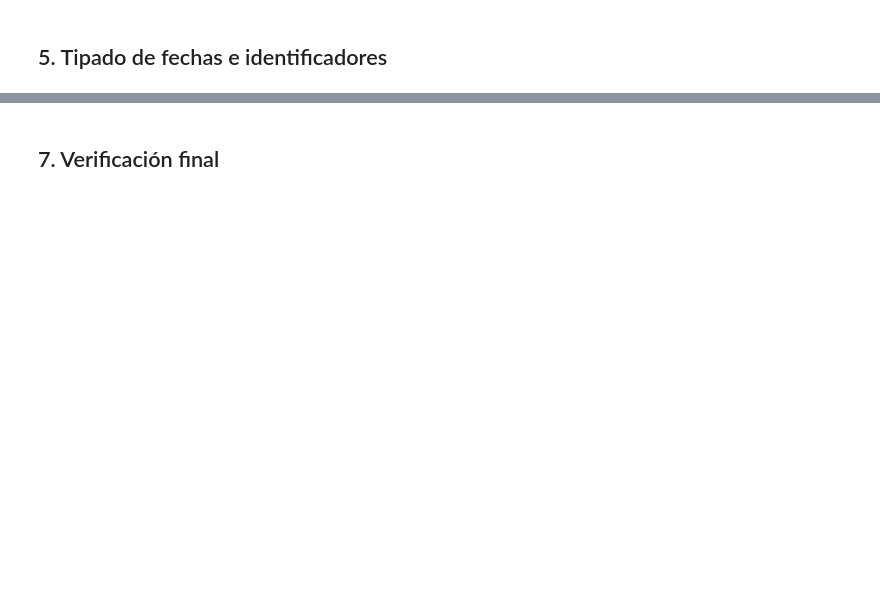
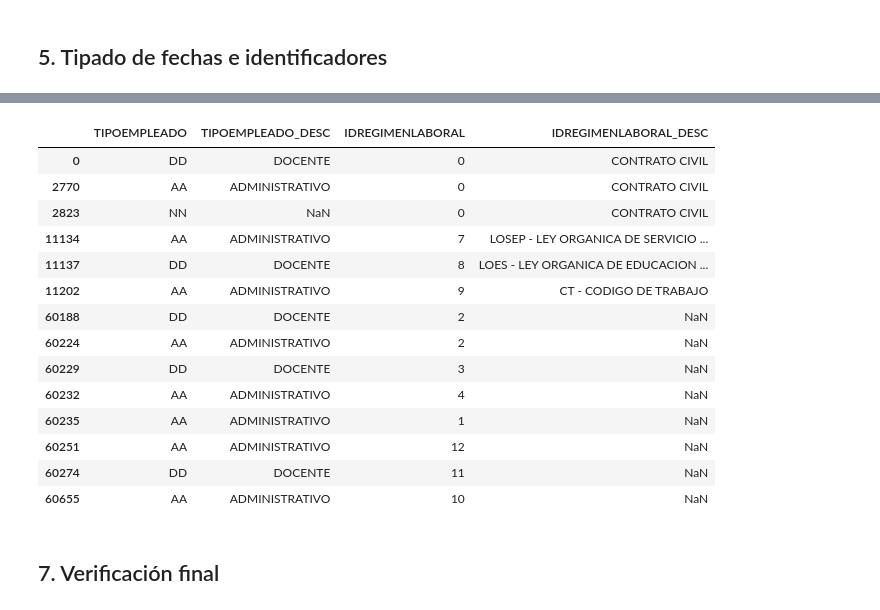
Before and after one commit to Pamela-rugel/Proyecto_Tesis, a Jupyter notebook: notebooks/preprocesamiento/10_historial_laboral_personas.ipynb, the cells around one changed output, grey strips where cells are left out. Drawn from its saved outputs; the diff is of its cells as text; code cells hidden in the pictures; blank space fills up the shorter version.

```diff
--- a/notebooks/preprocesamiento/10_historial_laboral_personas.ipynb
+++ b/notebooks/preprocesamiento/10_historial_laboral_personas.ipynb
@@ -83,3 +152,22 @@ df = pc.castear_enteros(df, ['IDPERSONA', 'IDCONTRATOLABORAL', 'IDCARGO', 'IDUNI
+# %%
+df = pc.decodificar_historial_laboral(df)
+df[['TIPOEMPLEADO', 'TIPOEMPLEADO_DESC', 'IDREGIMENLABORAL', 'IDREGIMENLABORAL_DESC']].drop_duplicates()
+# %% [output]
+|  | TIPOEMPLEADO | TIPOEMPLEADO_DESC | IDREGIMENLABORAL | IDREGIMENLABORAL_DESC |
+| 0 | DD | DOCENTE | 0 | CONTRATO CIVIL |
+| 2770 | AA | ADMINISTRATIVO | 0 | CONTRATO CIVIL |
+| 2823 | NN | NaN | 0 | CONTRATO CIVIL |
+| 11134 | AA | ADMINISTRATIVO | 7 | LOSEP - LEY ORGANICA DE SERVICIO ... |
+| 11137 | DD | DOCENTE | 8 | LOES - LEY ORGANICA DE EDUCACION ... |
+| 11202 | AA | ADMINISTRATIVO | 9 | CT - CODIGO DE TRABAJO |
+| 60188 | DD | DOCENTE | 2 | NaN |
+| 60224 | AA | ADMINISTRATIVO | 2 | NaN |
+| 60229 | DD | DOCENTE | 3 | NaN |
+| 60232 | AA | ADMINISTRATIVO | 4 | NaN |
+| 60235 | AA | ADMINISTRATIVO | 1 | NaN |
+| 60251 | AA | ADMINISTRATIVO | 12 | NaN |
+| 60274 | DD | DOCENTE | 11 | NaN |
+| 60655 | AA | ADMINISTRATIVO | 10 | NaN |
 # %% [markdown]
 ## 7. Verificación final
 # %%
```
Also changed, not shown: parts of 24 cells of this notebook, 2 other files.
